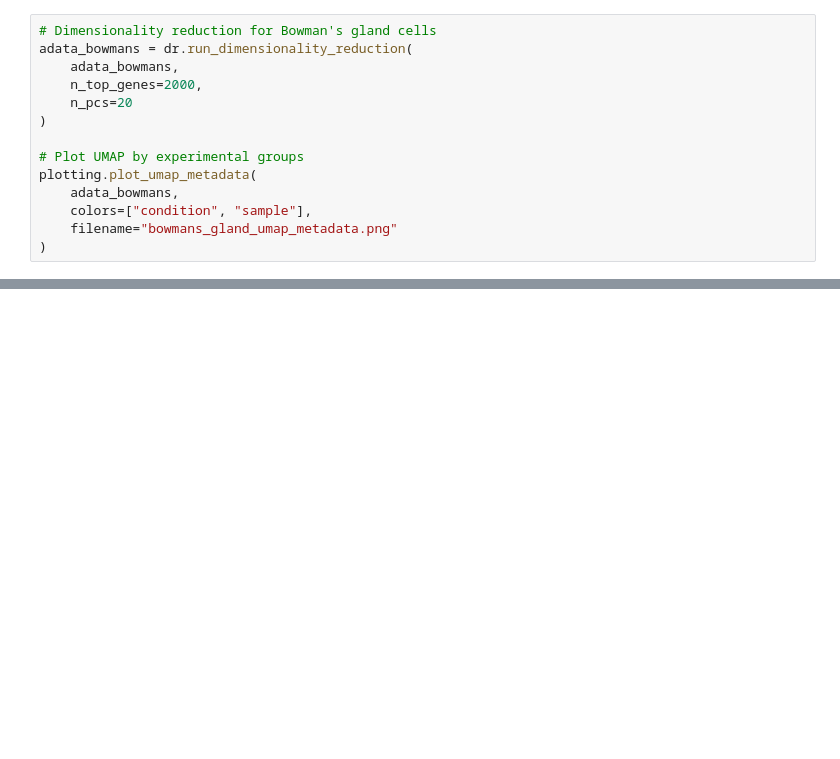
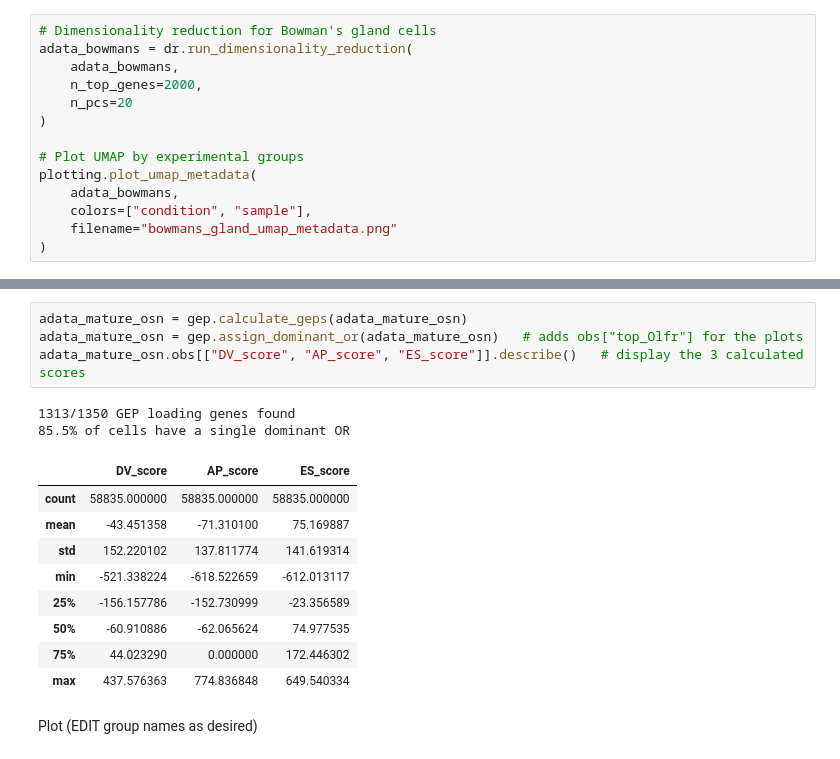
Before and after one commit to NoraWolcott/single-cell-RNAseq-Analysis, a Jupyter notebook: notebooks/singleCellAnalysis_masterNotebook.ipynb, the cells around one changed output, grey strips where cells are left out. Saved outputs shown, nothing was run; the diff lists cells and outputs as text; blank space fills up the shorter version.

```diff
--- a/notebooks/singleCellAnalysis_masterNotebook.ipynb
+++ b/notebooks/singleCellAnalysis_masterNotebook.ipynb
@@ -691,0 +694,18 @@ plotting.plot_umap_metadata(
+# %%
+adata_mature_osn = gep.calculate_geps(adata_mature_osn)
+adata_mature_osn = gep.assign_dominant_or(adata_mature_osn)   # adds obs["top_Olfr"] for the plots
+adata_mature_osn.obs[["DV_score", "AP_score", "ES_score"]].describe()   # display the 3 calculated scores
+# %% [output]
+1313/1350 GEP loading genes found
+85.5% of cells have a single dominant OR
+|  | DV_score | AP_score | ES_score |
+| count | 58835.000000 | 58835.000000 | 58835.000000 |
+| mean | -43.451358 | -71.310100 | 75.169887 |
+| std | 152.220102 | 137.811774 | 141.619314 |
+| min | -521.338224 | -618.522659 | -612.013117 |
+| 25% | -156.157786 | -152.730999 | -23.356589 |
+| 50% | -60.910886 | -62.065624 | 74.977535 |
+| 75% | 44.023290 | 0.000000 | 172.446302 |
+| max | 437.576363 | 774.836848 | 649.540334 |
+# %% [markdown]
+Plot (EDIT group names as desired)
```
Also changed, not shown: parts of 23 cells of this notebook, 2 other files.
